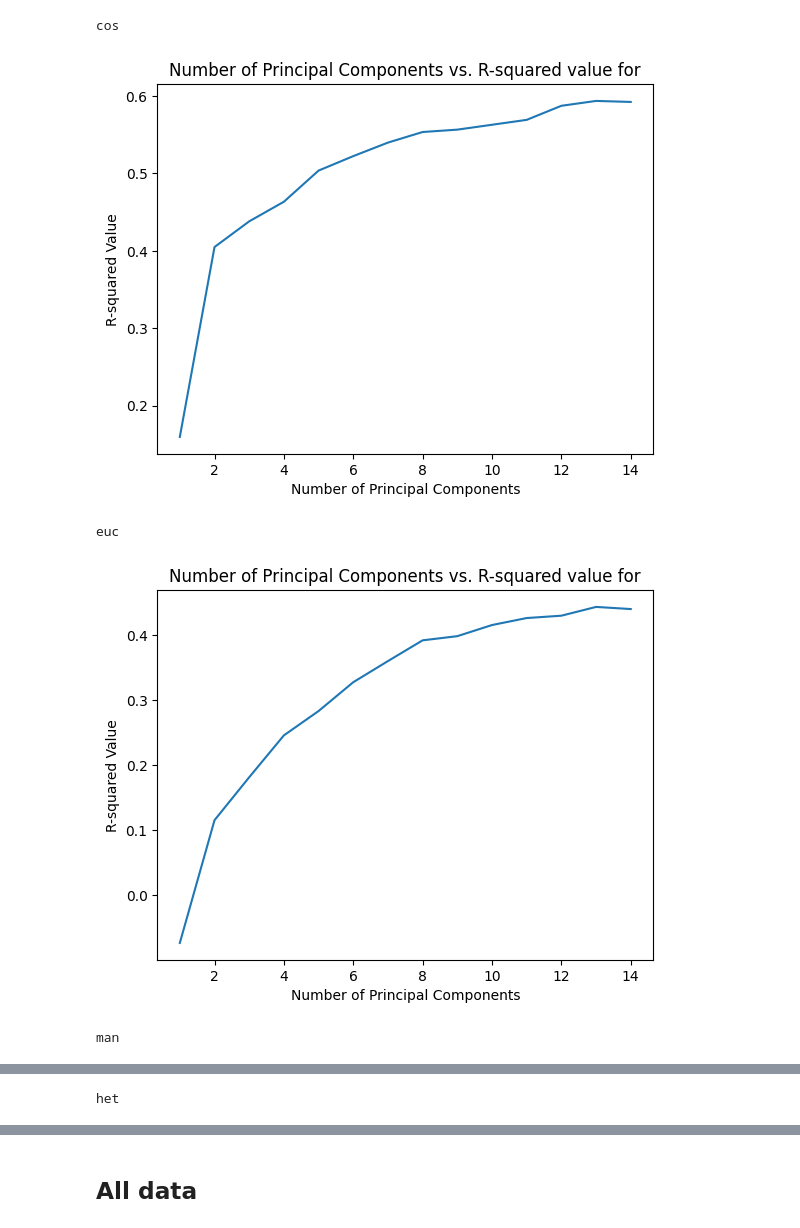
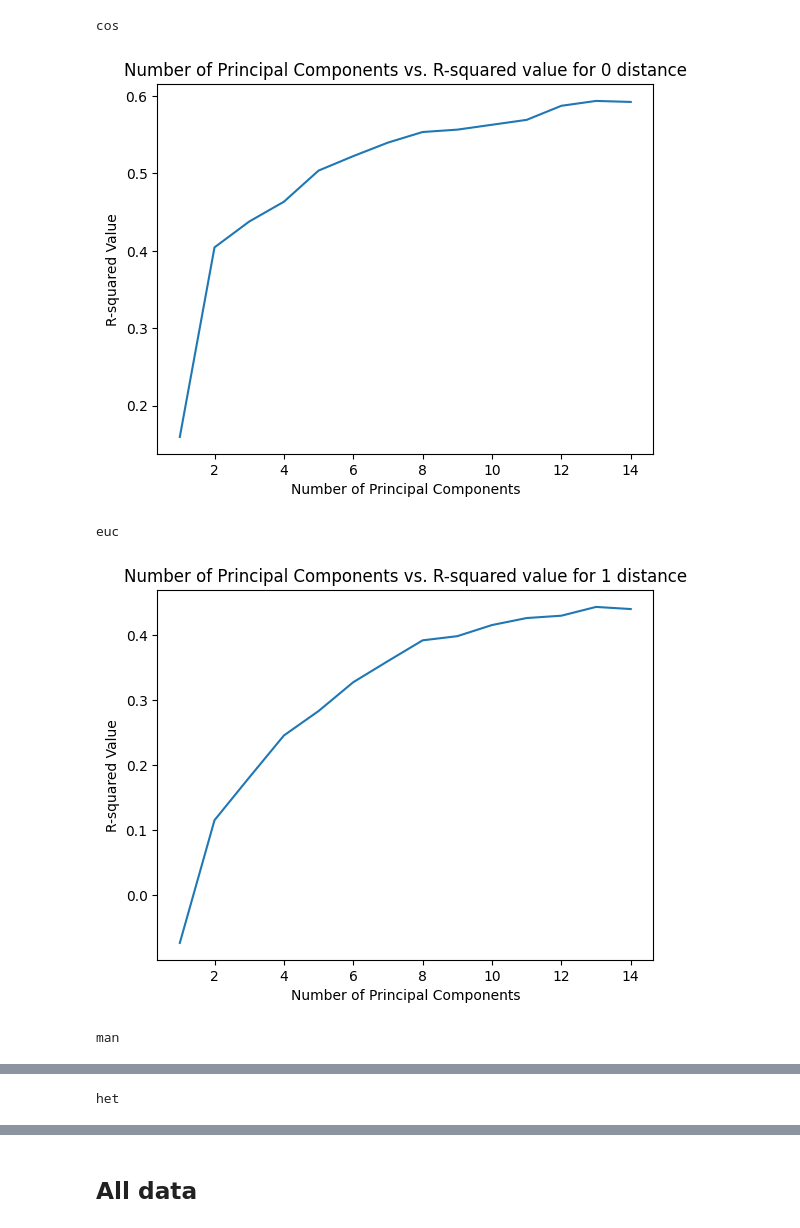
Before and after one commit to MartinKirkegaardDK/Bachelor, a Jupyter notebook: dist_calculations.ipynb, the cells around one changed output, grey strips where cells are left out. Saved outputs shown, nothing was run; the diff lists cells and outputs as text; code cells hidden in the pictures.

```diff
--- a/dist_calculations.ipynb
+++ b/dist_calculations.ipynb
@@ -53,35 +53,35 @@ for met in range(4):
     print(metrics[met])
     pcas = []
     r2_scores = []
 
     for i in range(1,15):
         feature_names = get_feature_names(metrics[met])# + get_feature_names('euc') + get_feature_names('man') + get_feature_names('het')
         x = df.loc[:, feature_names].values
         pca = PCA(n_components=i)
         pca.fit(x)
         X = pca.transform(x)
         X_train, X_test, y_train, y_test = train_test_split(X, Y, test_size=0.20, random_state=42)
         rf = RandomForestRegressor(n_estimators = 150, max_features = 'sqrt', max_depth = None, min_samples_leaf=2, min_samples_split=2, random_state = 18).fit(X_train, y_train)
         prediction = rf.predict(X_test)
         r2 = r2_score(y_test, prediction)
         pcas.append(i)
         r2_scores.append(r2)
 
     plt.plot(pcas, r2_scores)
 
     # Add axis labels and a title to the plot
     plt.xlabel('Number of Principal Components')
     plt.ylabel('R-squared Value')
-    plt.title("Number of Principal Components vs. R-squared value for {} distance".format(met))
+    plt.title("Number of Principal Components vs. R-squared value for {} distance".format(metric[met]))
 
 
   #  plt.axvline(10, color='r', linestyle='--')
 
     # Show the plot
     plt.show()
 # %% [output]
 cos
-[figure, old version]
+[figure, new version]
 euc
-[figure, old version]
+[figure, new version]
 man
```
Also changed, not shown: parts of 8 cells of this notebook, 4 other files.
